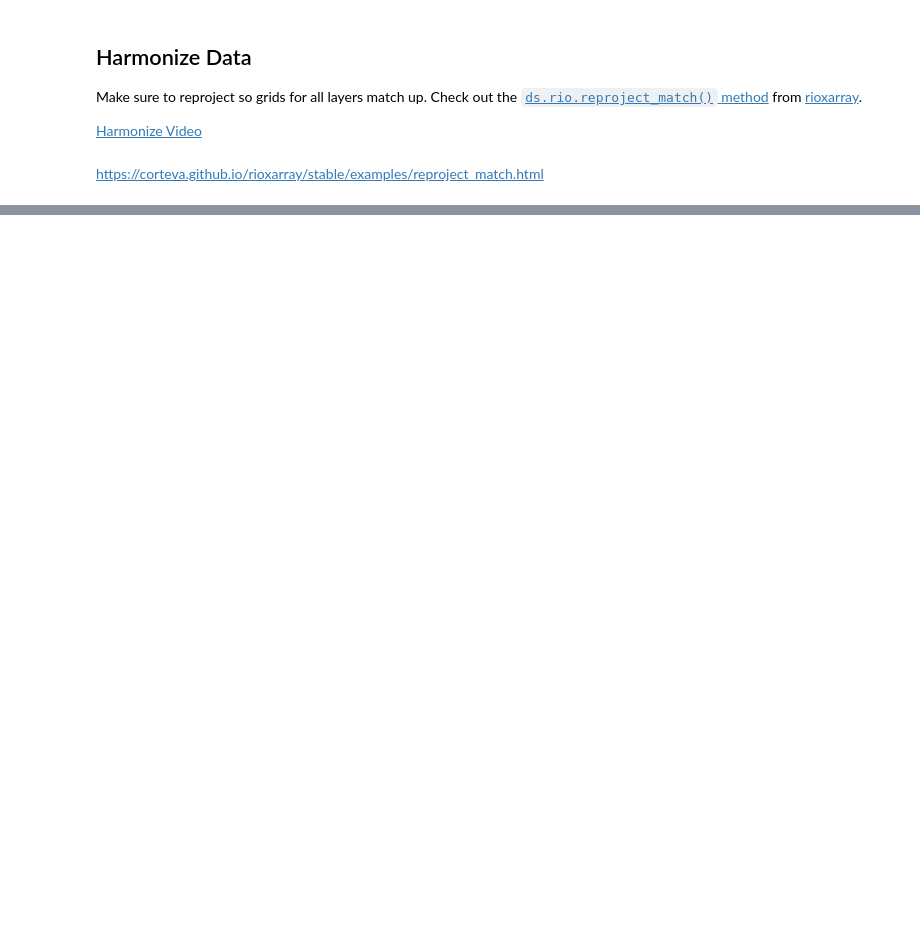
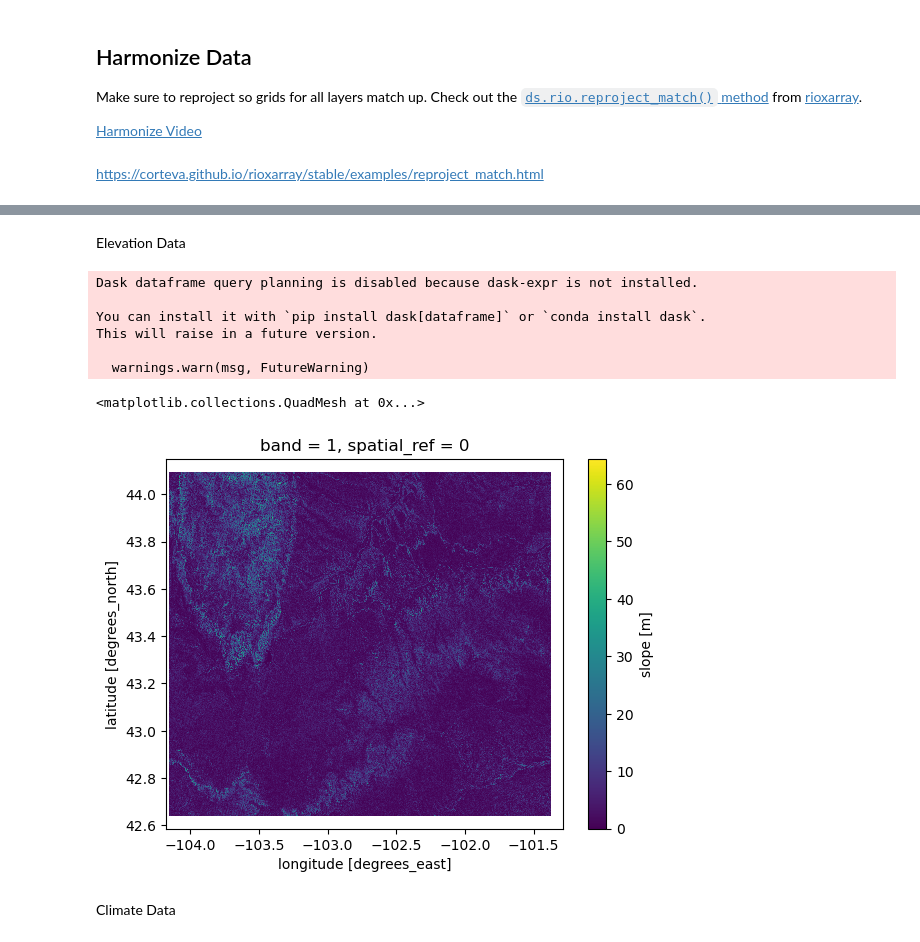
Before and after one commit to byandell-envsys/habitatSuitability, a Jupyter notebook: 3_harmonize.ipynb, the cells around one changed output, grey strips where cells are left out. Drawn from its saved outputs; the diff is of its cells as text; code cells hidden in the pictures; blank space fills up the shorter version.

```diff
--- a/3_harmonize.ipynb
+++ b/3_harmonize.ipynb
@@ -12,0 +26,3 @@ https://corteva.github.io/rioxarray/stable/examples/reproject_match.html
+# %%
+project_dir = create_data_dir('habitat')
+elevation_dir = create_data_dir('habitat/srtm')
@@ -12,0 +31,19 @@ https://corteva.github.io/rioxarray/stable/examples/reproject_match.html
+# %% [markdown]
+Elevation Data
+# %%
+srtm_da = srtm_download(buffalo_gdf, elevation_dir, 0.1)
+slope_da = srtm_slope(srtm_da)
+# %% [output]
+Dask dataframe query planning is disabled because dask-expr is not installed.
+
+You can install it with `pip install dask[dataframe]` or `conda install dask`.
+This will raise in a future version.
+
+  warnings.warn(msg, FutureWarning)
+# %%
+slope_da.plot()
+# %% [output]
+<matplotlib.collections.QuadMesh at 0x...>
+[figure, added]
+# %% [markdown]
+Climate Data
```
Also changed, not shown: parts of 16 cells of this notebook, 1 other file.
